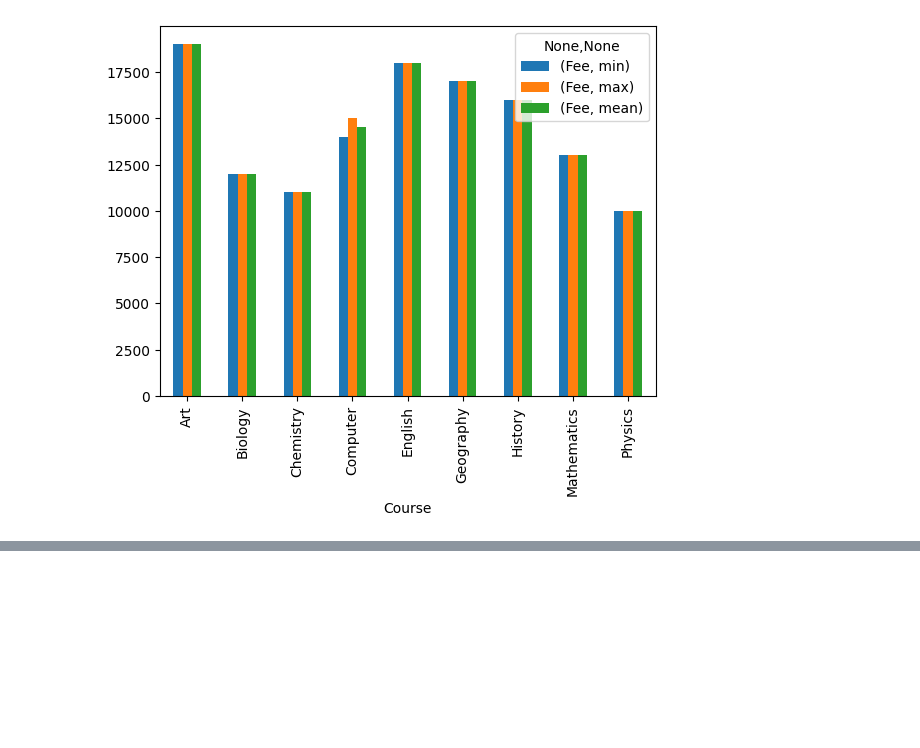
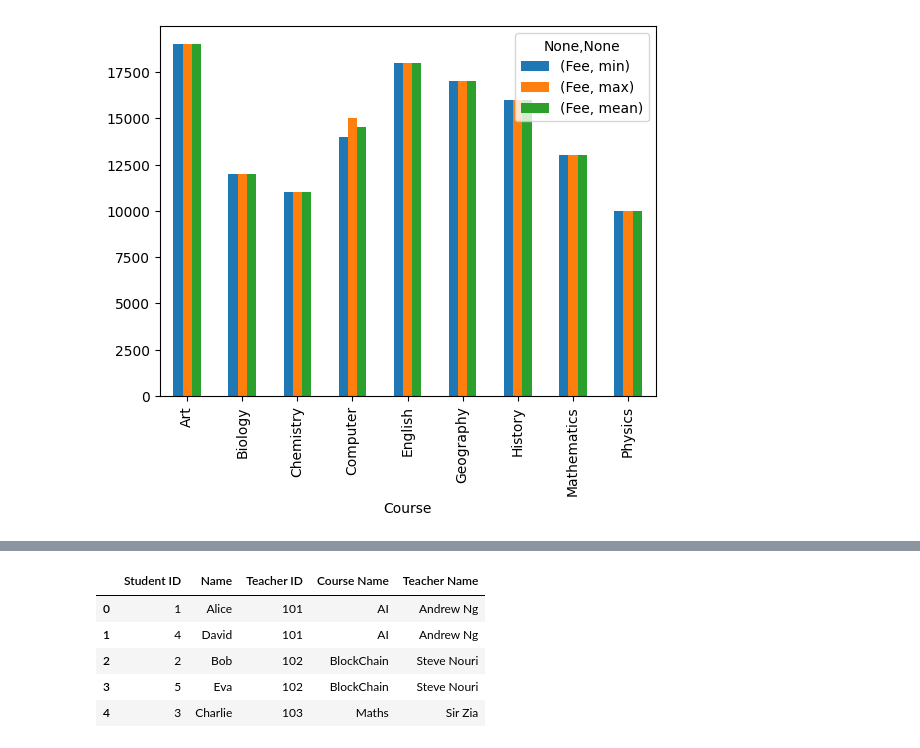
Before and after one commit to AhmedShaykh/NumPy-And-Pandas, a Jupyter notebook: pandas3.ipynb, the cells around one changed output, grey strips where cells are left out. Cells and saved outputs as stored; diff of their text form; code cells hidden in the pictures; blank space fills up the shorter version.

```diff
--- a/pandas3.ipynb
+++ b/pandas3.ipynb
@@ -1011,0 +1014,13 @@ studentsDf.groupby(["Course"])[["Fee"]].aggregate(["min", "max", "mean"]).plot(k
+# %%
+from typing import Dict, Union, List;
+import pandas as pd;
+
+studentsData : Dict[str, List[Union[str, int]]] = {
+    "Student ID": [1, 2, 3, 4, 5],
+    "Name": ["Alice", "Bob", "Charlie", "David", "Eva"],
+    "Teacher ID": [101, 102, 103, 101, 102]
+};
+
+students : pd.DataFrame = pd.DataFrame(studentsData);
+
+students
@@ -1011,0 +1034,10 @@ studentsDf.groupby(["Course"])[["Fee"]].aggregate(["min", "max", "mean"]).plot(k
+# %%
+teachersData : Dict[str, List[Union[str, int]]] = {
+    "Teacher ID": [101, 102, 103],
+    "Course Name":["AI", "BlockChain","Maths"],
+    "Teacher Name": ["Andrew Ng", "Steve Nouri", "Sir Zia"]
+};
+
+teachers = pd.DataFrame(teachersData);
+
+teachers
@@ -1011,0 +1105,11 @@ studentsDf.groupby(["Course"])[["Fee"]].aggregate(["min", "max", "mean"]).plot(k
+# %%
+df1 : pd.DataFrame = pd.merge(students, teachers);
+
+df1
+# %% [output]
+|  | Student ID | Name | Teacher ID | Course Name | Teacher Name |
+| 0 | 1 | Alice | 101 | AI | Andrew Ng |
+| 1 | 4 | David | 101 | AI | Andrew Ng |
+| 2 | 2 | Bob | 102 | BlockChain | Steve Nouri |
+| 3 | 5 | Eva | 102 | BlockChain | Steve Nouri |
+| 4 | 3 | Charlie | 103 | Maths | Sir Zia |
```
Also changed, not shown: parts of 29 cells of this notebook.
